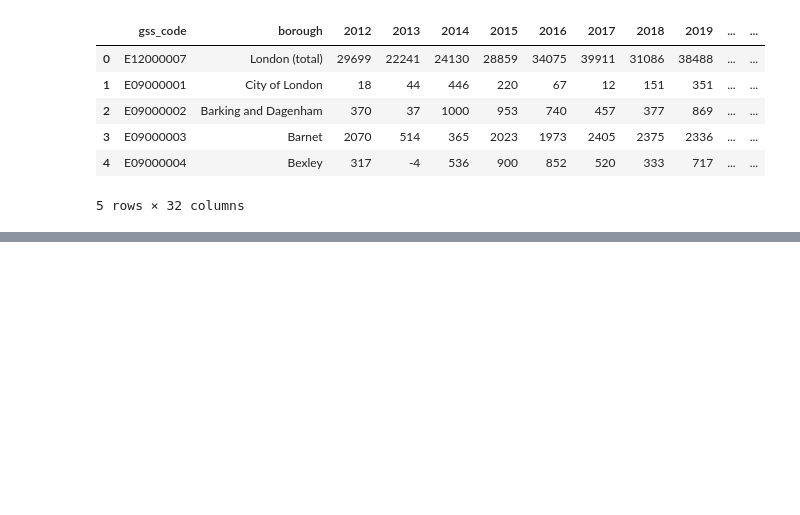
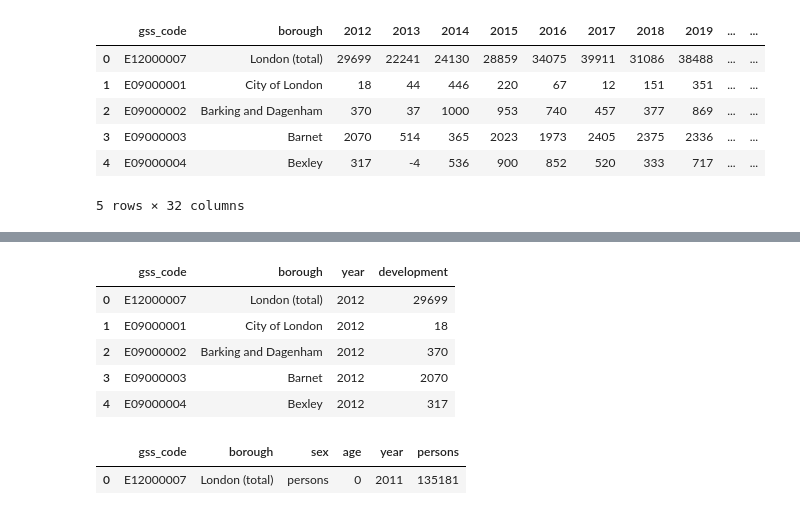
Before and after one commit to AJ-Horch/gla_population, a Jupyter notebook: GLA_project.ipynb, the cells around one changed output, grey strips where cells are left out. Cells and saved outputs as stored; diff of their text form; code cells hidden in the pictures; blank space fills up the shorter version.

```diff
--- a/GLA_project.ipynb
+++ b/GLA_project.ipynb
@@ -125,9 +112,3 @@ assumed_development.head()
 | 3 | E09000003 | Barnet | 2070 | 514 | 365 | 2023 | 1973 | 2405 | 2375 | 2336 | ... | ... |
 | 4 | E09000004 | Bexley | 317 | -4 | 536 | 900 | 852 | 520 | 333 | 717 | ... | ... |
 5 rows × 32 columns
-# %%
-## Rename columns
-assumed_development = assumed_development.rename(
-    columns={col: f"dev_{col}" for col in assumed_development if col not in ['gss_code','borough']}
-    )
-assumed_development.head()
@@ -154,0 +139,9 @@ houseing_stock.head()
+# %%
+melt_dev.head()
+# %% [output]
+|  | gss_code | borough | year | development |
+| 0 | E12000007 | London (total) | 2012 | 29699 |
+| 1 | E09000001 | City of London | 2012 | 18 |
+| 2 | E09000002 | Barking and Dagenham | 2012 | 370 |
+| 3 | E09000003 | Barnet | 2012 | 2070 |
+| 4 | E09000004 | Bexley | 2012 | 317 |
@@ -155 +153,6 @@ houseing_stock.head()
+# %%
+melt_persons.head(1)
+# %% [output]
+|  | gss_code | borough | sex | age | year | persons |
+| 0 | E12000007 | London (total) | persons | 0 | 2011 | 135181 |
 # %%
```
Also changed, not shown: parts of 15 cells of this notebook.
